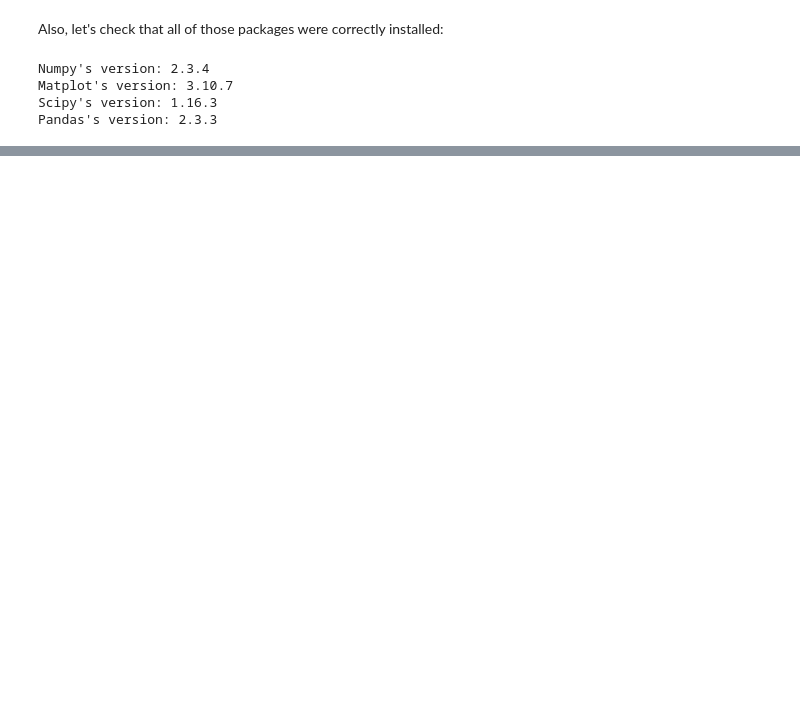
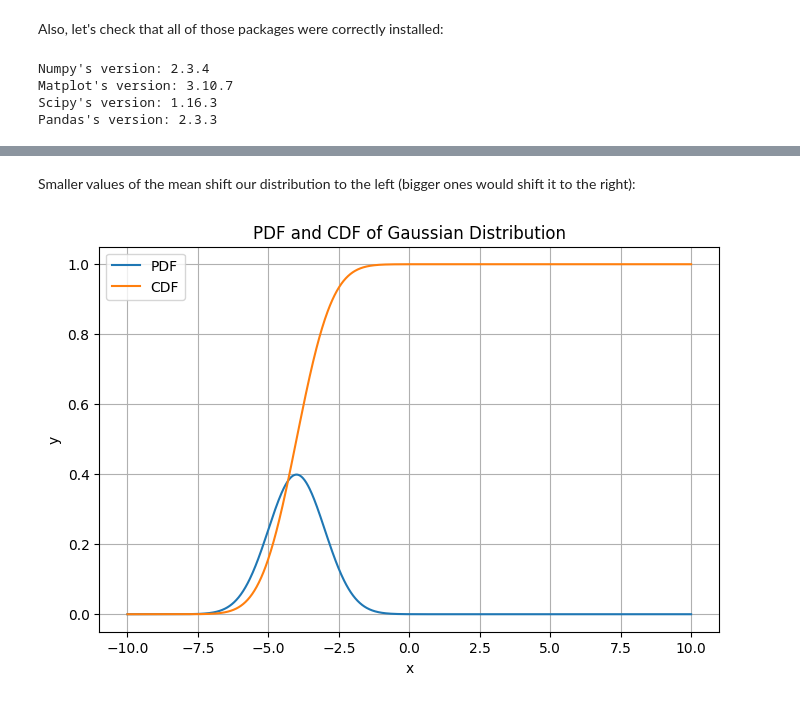
Before and after one commit to g1nj0L/AAQL_2025, a Jupyter notebook: problemes/problem_0.ipynb, the cells around one changed output, grey strips where cells are left out. Saved outputs shown, nothing was run; the diff lists cells and outputs as text; code cells hidden in the pictures; blank space fills up the shorter version.

```diff
--- a/problemes/problem_0.ipynb
+++ b/problemes/problem_0.ipynb
@@ -69,0 +93,9 @@ plot_normal_pdf_cdf(mu=0, sigma=1)
+# %% [markdown]
+Smaller values of the mean shift our distribution to the left (bigger ones would shift it to the right):
+# %%
+# mean = -4, std = 1
+# Smaller of
+
+plot_gaussian_pdf_cdf(mu=-4, sigma=1)
+# %% [output]
+[figure, added]
```
Also changed, not shown: parts of 23 cells of this notebook.
